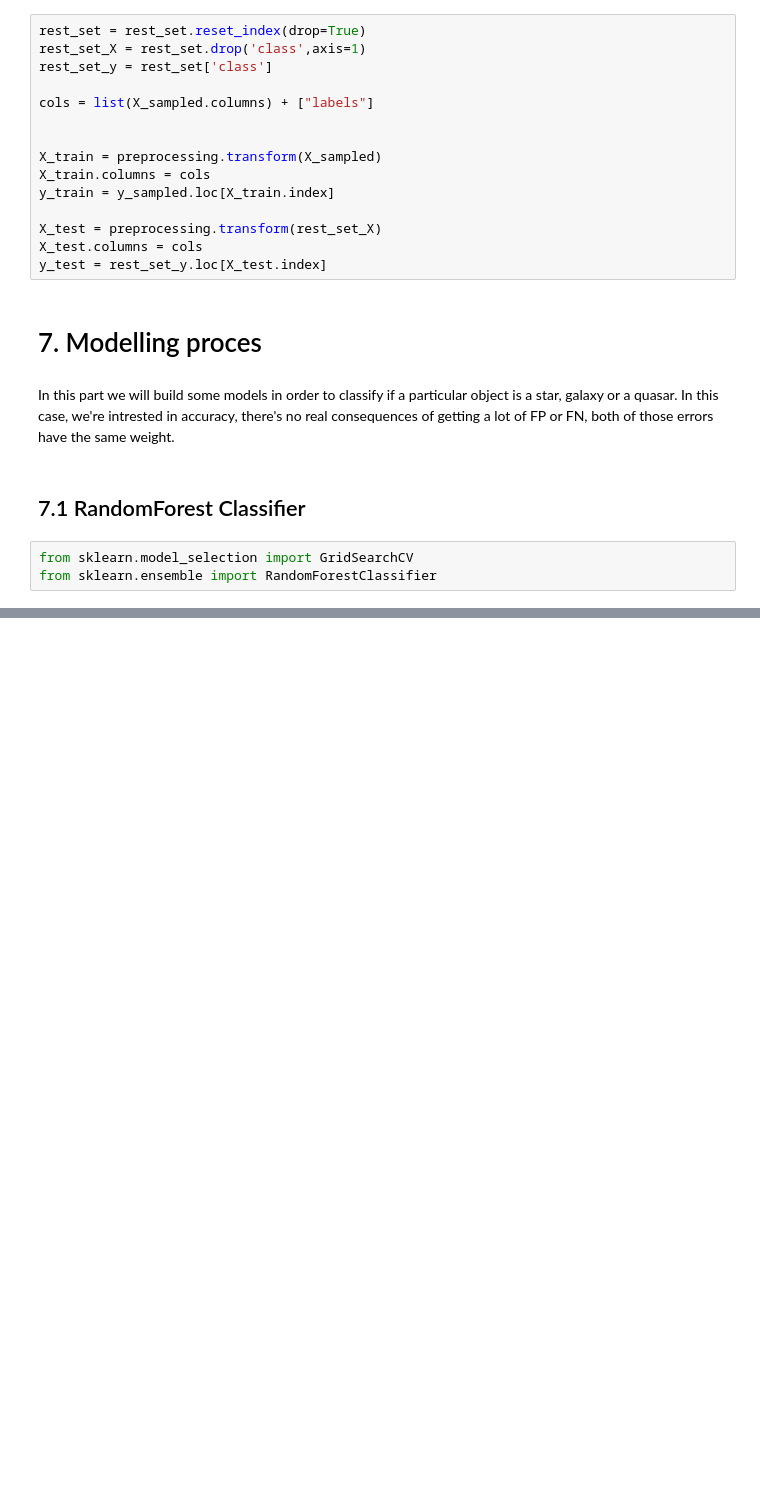
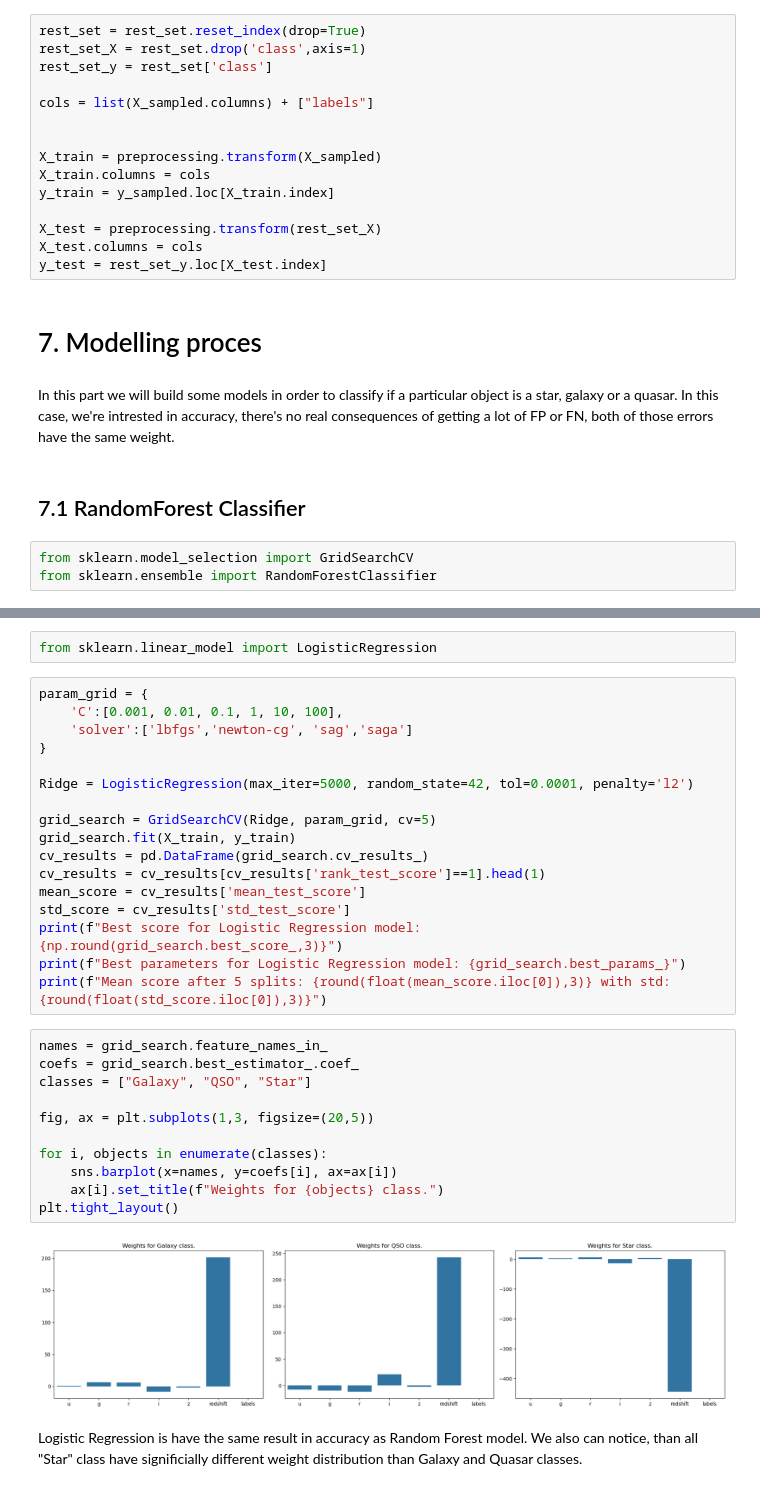
Before and after one commit to Grzegosh/Portfolio, a Jupyter notebook: Star_Classification/star_classification.ipynb, the cells around one changed output, grey strips where cells are left out. Saved outputs shown, nothing was run; the diff lists cells and outputs as text; blank space fills up the shorter version.

```diff
--- a/Star_Classification/star_classification.ipynb
+++ b/Star_Classification/star_classification.ipynb
@@ -415,0 +435,34 @@ As we see, we have almost 96% of accuracy with 0.001 std within 5 splits. This m
+# %%
+from sklearn.linear_model import LogisticRegression
+# %%
+param_grid = {
+    'C':[0.001, 0.01, 0.1, 1, 10, 100],
+    'solver':['lbfgs','newton-cg', 'sag','saga']
+}
+
+Ridge = LogisticRegression(max_iter=5000, random_state=42, tol=0.0001, penalty='l2')
+
+grid_search = GridSearchCV(Ridge, param_grid, cv=5)
+grid_search.fit(X_train, y_train)
+cv_results = pd.DataFrame(grid_search.cv_results_)
+cv_results = cv_results[cv_results['rank_test_score']==1].head(1)
+mean_score = cv_results['mean_test_score']
+std_score = cv_results['std_test_score']
+print(f"Best score for Logistic Regression model: {np.round(grid_search.best_score_,3)}")
+print(f"Best parameters for Logistic Regression model: {grid_search.best_params_}")
+print(f"Mean score after 5 splits: {round(float(mean_score.iloc[0]),3)} with std: {round(float(std_score.iloc[0]),3)}")
+# %%
+names = grid_search.feature_names_in_
+coefs = grid_search.best_estimator_.coef_
+classes = ["Galaxy", "QSO", "Star"]
+
+fig, ax = plt.subplots(1,3, figsize=(20,5))
+
+for i, objects in enumerate(classes):
+    sns.barplot(x=names, y=coefs[i], ax=ax[i])
+    ax[i].set_title(f"Weights for {objects} class.")
+plt.tight_layout()
+# %% [output]
+[figure, added]
+# %% [markdown]
+Logistic Regression is have the same result in accuracy as Random Forest model. We also can notice, than all "Star" class have significially different weight distribution than Galaxy and Quasar classes.
```
Also changed, not shown: parts of 13 cells of this notebook.
